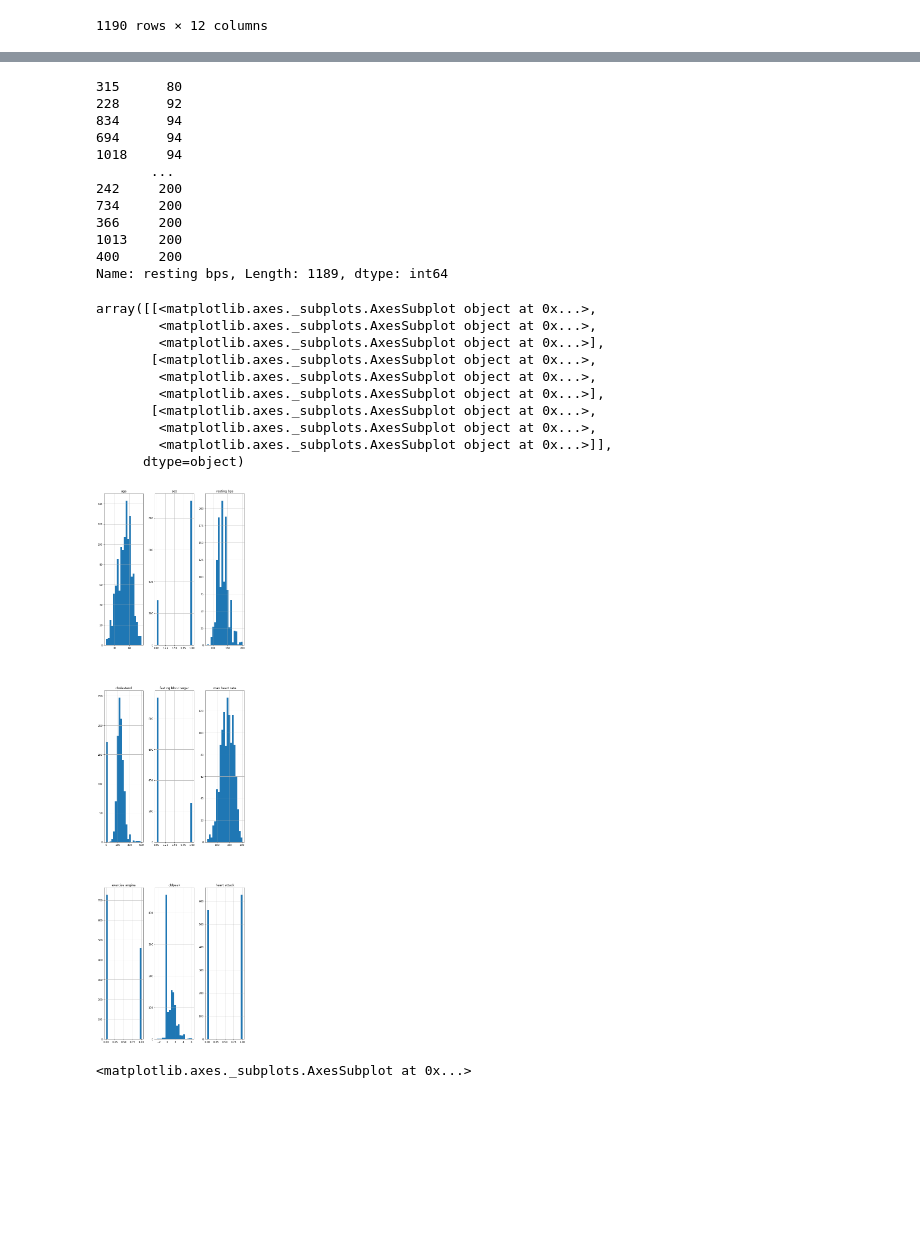
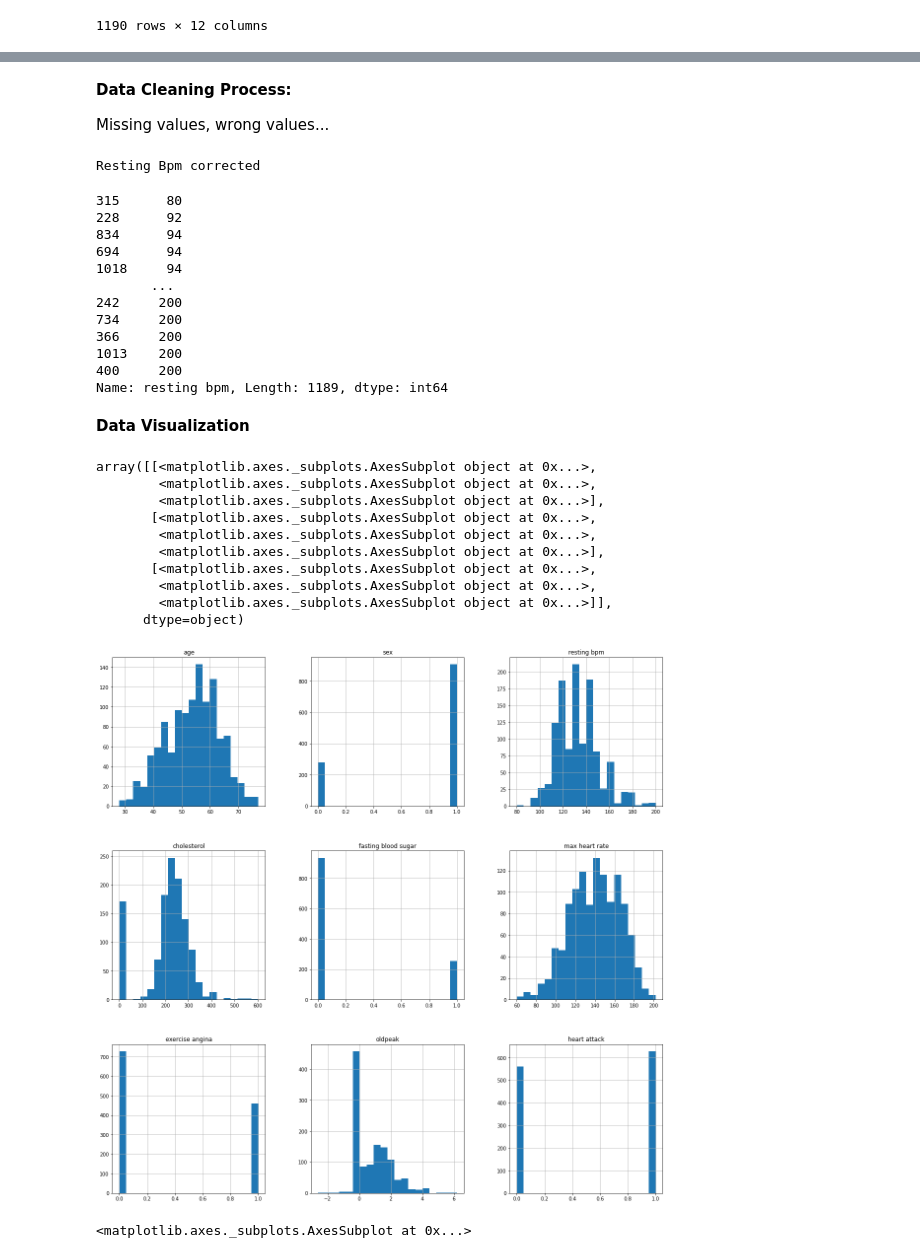
Before and after one commit to BrouthenKamel/DEV-FESTERS-DEVFEST-BATNA-2022, a Jupyter notebook: Heart_Attack_Prediction_Project.ipynb, the cells around one changed output, grey strips where cells are left out. Saved outputs shown, nothing was run; the diff lists cells and outputs as text; code cells hidden in the pictures; blank space fills up the shorter version.

```diff
--- a/Heart_Attack_Prediction_Project.ipynb
+++ b/Heart_Attack_Prediction_Project.ipynb
@@ -57,37 +75,45 @@ dataset.describe()
 | 50% | 54.000000 | 1.000000 | 130.000000 | 229.000000 | 0.000000 | 140.500000 | 0.000000 | ... |
 | 75% | 60.000000 | 1.000000 | 140.000000 | 269.750000 | 0.000000 | 160.000000 | 1.000000 | ... |
 | max | 77.000000 | 1.000000 | 200.000000 | 603.000000 | 1.000000 | 202.000000 | 1.000000 | ... |
+# %% [markdown]
+**Data Cleaning Process:**
+
+Missing values, wrong values...
 # %%
-dataset.rename( columns = { "resting bp s" : "resting bps" } , inplace = True )
-dataset.drop( dataset[ dataset["resting bps"] == 0 ].index , inplace = True )
-dataset["resting bps"].sort_values()
+dataset.rename( columns = { "resting bp s" : "resting bpm" } , inplace = True )
+dataset.drop( dataset[ dataset["resting bpm"] == 0 ].index , inplace = True )
+print("Resting Bpm corrected \n")
+dataset["resting bpm"].sort_values()
 # %% [output]
-315      80
-228      92
-834      94
-694      94
-1018     94
-       ...
-242     200
-734     200
-366     200
-1013    200
-400     200
-Name: resting bps, Length: 1189, dtype: int64
+Resting Bpm corrected
+315      80
+228      92
+834      94
+694      94
+1018     94
+       ...
+242     200
+734     200
+366     200
+1013    200
+400     200
+Name: resting bpm, Length: 1189, dtype: int64
+# %% [markdown]
+**Data Visualization**
 # %%
-dataset.hist( bins = 20 , figsize = (10,40))
+dataset.hist( bins = 20 , figsize = (20,20))
 # %% [output]
 array([[<matplotlib.axes._subplots.AxesSubplot object at 0x...>,
         <matplotlib.axes._subplots.AxesSubplot object at 0x...>,
         <matplotlib.axes._subplots.AxesSubplot object at 0x...>],
        [<matplotlib.axes._subplots.AxesSubplot object at 0x...>,
         <matplotlib.axes._subplots.AxesSubplot object at 0x...>,
         <matplotlib.axes._subplots.AxesSubplot object at 0x...>],
        [<matplotlib.axes._subplots.AxesSubplot object at 0x...>,
         <matplotlib.axes._subplots.AxesSubplot object at 0x...>,
         <matplotlib.axes._subplots.AxesSubplot object at 0x...>]],
       dtype=object)
-[figure, old version]
+[figure, new version]
 # %%
 dataset["cholesterol"].hist(bins=50)
 # %% [output]
```
Also changed, not shown: parts of 58 cells of this notebook.
